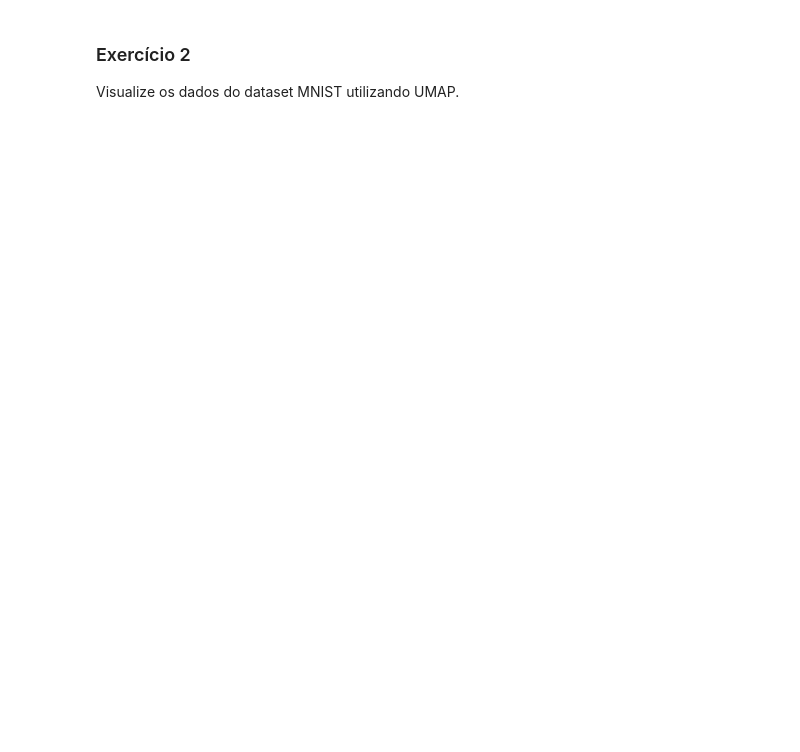
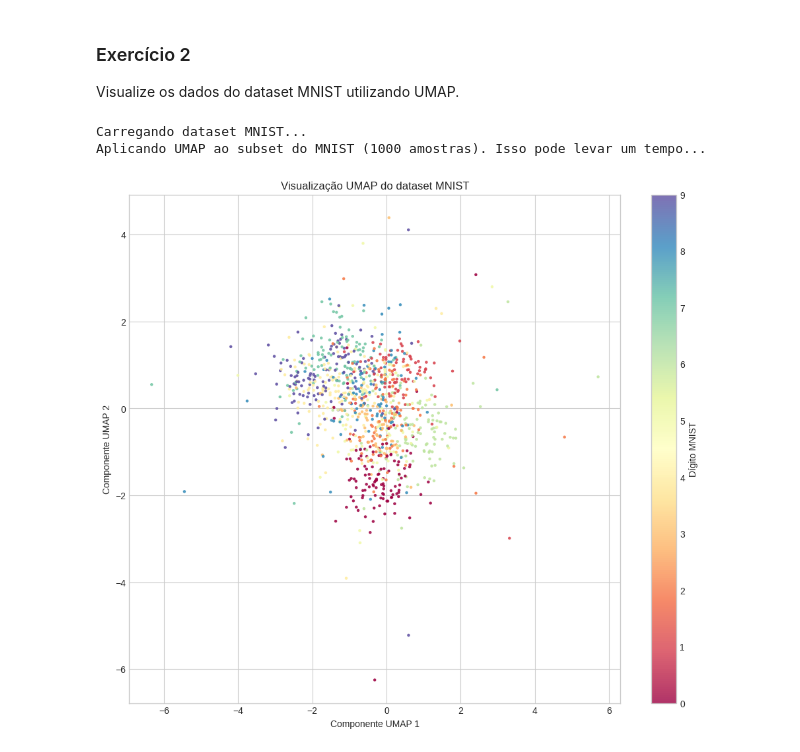
Before and after one commit to JoaoMAraujoJr/Resolu-es-Atividades-Aprendizado-de-Maquina-Supervisionado, a Jupyter notebook: 09_umap_resolução.ipynb, the cells around one changed output. Drawn from its saved outputs; the diff is of its cells as text; code cells hidden in the pictures; blank space fills up the shorter version.

```diff
--- a/09_umap_resolução.ipynb
+++ b/09_umap_resolução.ipynb
@@ -210,3 +246,40 @@ Treine diferentes UMAPs com diferentes valores de pontos vizinhos, para o datase
 ### Exercício 2
 
 Visualize os dados do dataset MNIST utilizando UMAP.
+# %%
+from sklearn.datasets import fetch_openml
+from sklearn.preprocessing import StandardScaler
+
+# Load MNIST dataset
+print("Carregando dataset MNIST...")
+mnist = fetch_openml('mnist_784', version=1, cache=True, as_frame=False)
+X = mnist.data
+y = mnist.target.astype(int)
+
+# Take a subset of the data for faster computation
+n_samples = 10000
+indices = np.random.choice(len(X), n_samples, replace=False)
+_X = X[indices]
+_y = y[indices]
+
+# Normalize the pixel data (0-255 to 0-1) and scale
+X_mnist_subset = StandardScaler().fit_transform(X_mnist_subset)
+
+print(f"Aplicando UMAP ao subset do MNIST ({n_samples} amostras). Isso pode levar um tempo...")
+# Apply UMAP
+umap_mnist = UMAP(n_neighbors=15, n_components=2, n_epochs=500, random_state=42)
+embedding_mnist = umap_mnist.fit_transform(X_mnist_subset)
+
+# Plot
+plt.figure(figsize=(12, 10))
+plt.scatter(embedding_mnist[:, 0], embedding_mnist[:, 1], c=_y, cmap='Spectral', s=5, alpha=0.8)
+plt.colorbar(label='Dígito MNIST')
+plt.title('Visualização UMAP do dataset MNIST')
+plt.xlabel('Componente UMAP 1')
+plt.ylabel('Componente UMAP 2')
+plt.grid(True)
+plt.show()
+# %% [output]
+Carregando dataset MNIST...
+Aplicando UMAP ao subset do MNIST (1000 amostras). Isso pode levar um tempo...
+[figure, added]
```
Also changed, not shown: parts of 3 cells of this notebook.
